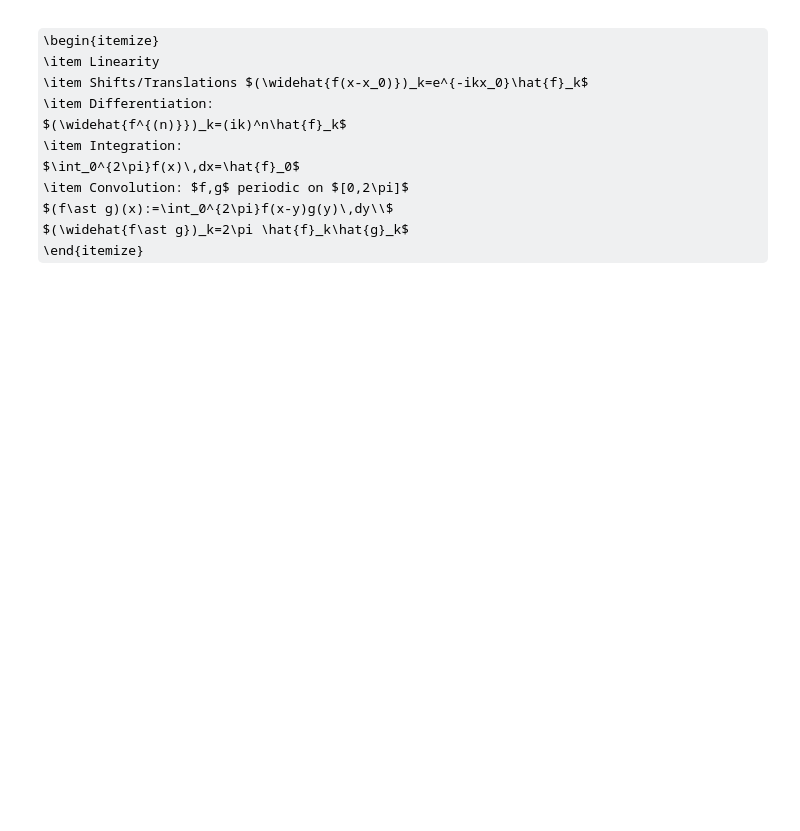
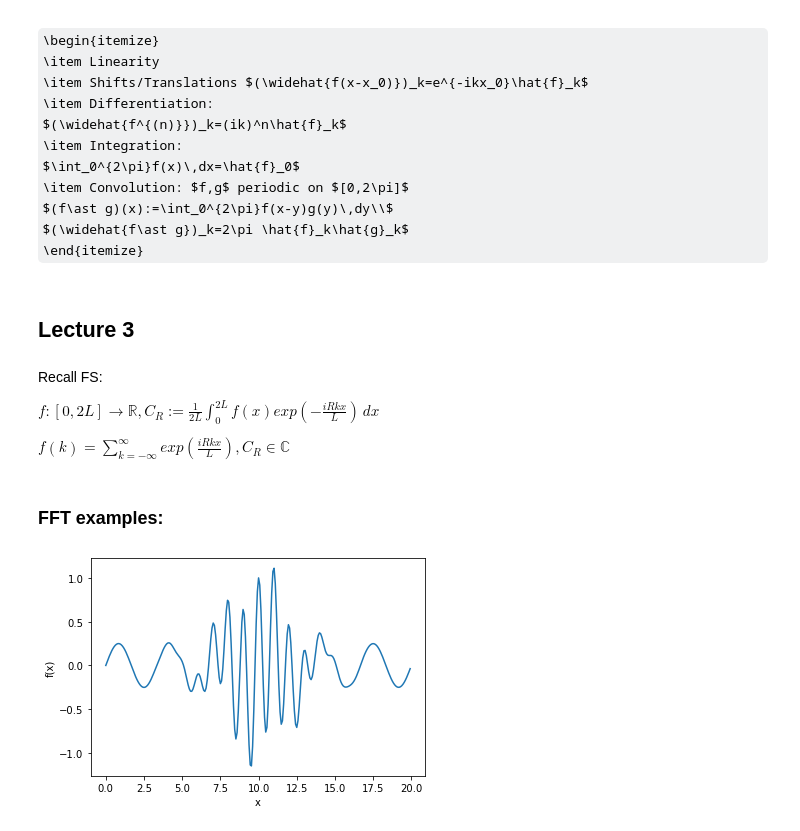
Before and after one commit to raph651/Amath-582-Data-Analysis, a Jupyter notebook: course_notes/lecture_notes.ipynb, the cells around one changed output. Saved outputs shown, nothing was run; the diff lists cells and outputs as text; code cells hidden in the pictures; some formulas as TeX source; blank space fills up the shorter version.

Commit message:
notes update to lecture 3

```diff
--- a/course_notes/lecture_notes.ipynb
+++ b/course_notes/lecture_notes.ipynb
@@ -83,3 +83,37 @@ $\int_0^{2\pi}f(x)\,dx=\hat{f}_0$
 $(f\ast g)(x):=\int_0^{2\pi}f(x-y)g(y)\,dy\\$
 $(\widehat{f\ast g})_k=2\pi \hat{f}_k\hat{g}_k$
 \end{itemize}
+# %% [markdown]
+## Lecture 3
+# %% [markdown]
+Recall FS:
+
+$f: [0,2L] \rightarrow \mathbb{R}, C_R:=\frac{1}{2L}\int_0^{2L}f(x)exp(-\frac{iRkx}{L})\,dx$
+
+$f(k)=\sum_{k=-\infty}^\infty exp(\frac{iRkx}{L}), C_R\in \mathbb{C} $
+# %% [markdown]
+### FFT examples:
+# %%
+import numpy as np
+import matplotlib.pyplot as plt
+
+
+def f(x,sig,k1,k2,L):
+    val=np.exp(-x**2/(2*sig**2))*np.cos(k1*x*np.pi/L)+0.25*np.sin(k2*x*np.pi/L)
+    return val
+L=10
+N_grid=2**8
+xx=np.linspace(0,2*L,N_grid+1)
+xx=xx[:-1]
+s=2
+k1,k2=20,6
+
+ff=f(xx-L,s,k1,k2,L)
+
+
+plt.plot(xx,ff)
+plt.xlabel('x')
+plt.ylabel('f(x)')
+plt.show()
+# %% [output]
+[figure, added]
```
Also changed, not shown: parts of 6 cells of this notebook.
